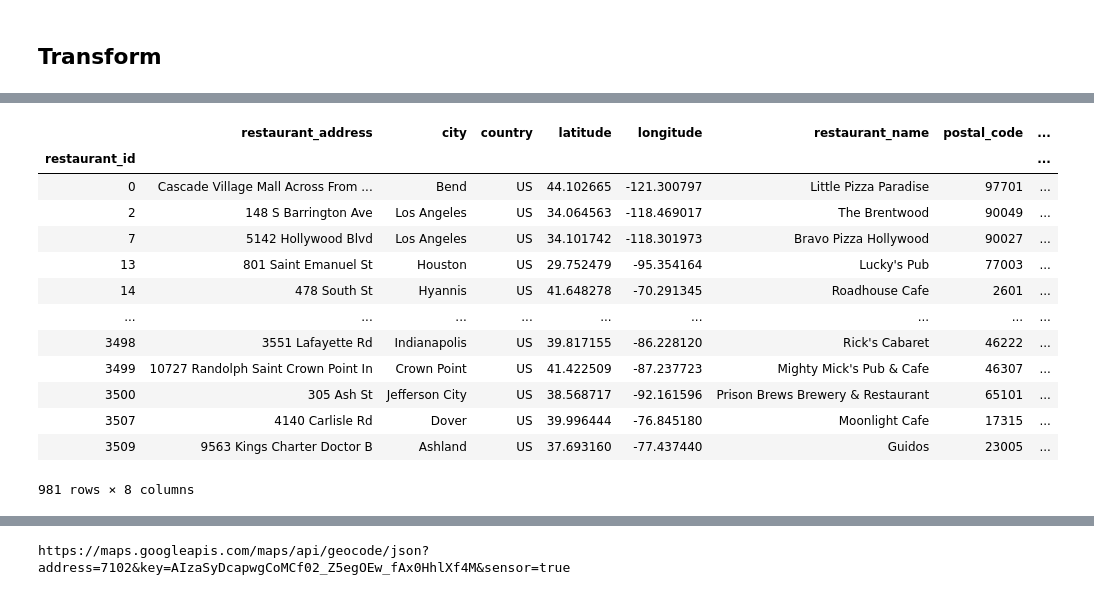
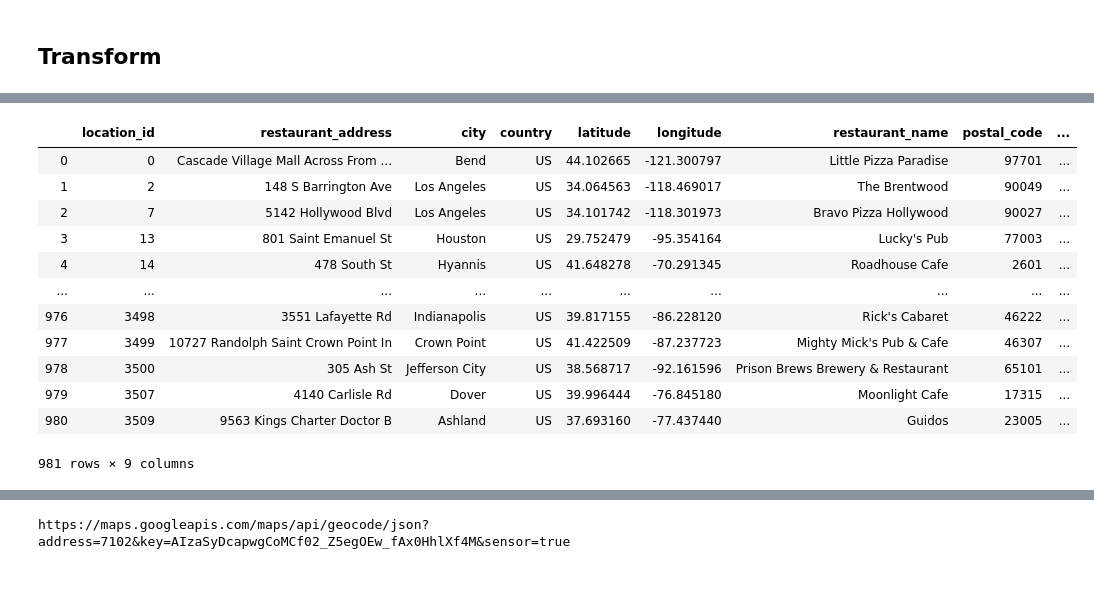
Before and after one commit to mshah016/etl-project, a Jupyter notebook: etl_meera.ipynb, the cells around one changed output, grey strips where cells are left out. Saved outputs shown, nothing was run; the diff lists cells and outputs as text; code cells hidden in the pictures.

Commit message:
changed foreign key and added location_id

```diff
--- a/etl_meera.ipynb
+++ b/etl_meera.ipynb
@@ -168,22 +204,23 @@ restaurant_chains_df.loc[restaurant_chains_df['restaurant_name'] == "Little Pizz
 # %%
 #location of each restaurant
 location_df = clean_restaurants_df[['restaurant_address', 'city', 'country', 'latitude', 'longitude', 'restaurant_name', 'postal_code', 'province']]
-location_df.index.name = 'restaurant_id'
+location_df.index.name = 'location_id'
+
 location_df = location_df.drop_duplicates()
 location_df = location_df.dropna()
+location_df.reset_index(inplace=True)
 location_df
 # %% [output]
-|  | restaurant_address | city | country | latitude | longitude | restaurant_name | postal_code | ... |
-| restaurant_id |  |  |  |  |  |  |  | ... |
-| 0 | Cascade Village Mall Across From ... | Bend | US | 44.102665 | -121.300797 | Little Pizza Paradise | 97701 | ... |
-| 2 | 148 S Barrington Ave | Los Angeles | US | 34.064563 | -118.469017 | The Brentwood | 90049 | ... |
-| 7 | 5142 Hollywood Blvd | Los Angeles | US | 34.101742 | -118.301973 | Bravo Pizza Hollywood | 90027 | ... |
-| 13 | 801 Saint Emanuel St | Houston | US | 29.752479 | -95.354164 | Lucky's Pub | 77003 | ... |
-| 14 | 478 South St | Hyannis | US | 41.648278 | -70.291345 | Roadhouse Cafe | 2601 | ... |
-| ... | ... | ... | ... | ... | ... | ... | ... | ... |
-| 3498 | 3551 Lafayette Rd | Indianapolis | US | 39.817155 | -86.228120 | Rick's Cabaret | 46222 | ... |
-| 3499 | 10727 Randolph Saint Crown Point In | Crown Point | US | 41.422509 | -87.237723 | Mighty Mick's Pub & Cafe | 46307 | ... |
-| 3500 | 305 Ash St | Jefferson City | US | 38.568717 | -92.161596 | Prison Brews Brewery & Restaurant | 65101 | ... |
-| 3507 | 4140 Carlisle Rd | Dover | US | 39.996444 | -76.845180 | Moonlight Cafe | 17315 | ... |
-| 3509 | 9563 Kings Charter Doctor B | Ashland | US | 37.693160 | -77.437440 | Guidos | 23005 | ... |
+|  | location_id | restaurant_address | city | country | latitude | longitude | restaurant_name | postal_code | ... |
+| 0 | 0 | Cascade Village Mall Across From ... | Bend | US | 44.102665 | -121.300797 | Little Pizza Paradise | 97701 | ... |
+| 1 | 2 | 148 S Barrington Ave | Los Angeles | US | 34.064563 | -118.469017 | The Brentwood | 90049 | ... |
+| 2 | 7 | 5142 Hollywood Blvd | Los Angeles | US | 34.101742 | -118.301973 | Bravo Pizza Hollywood | 90027 | ... |
+| 3 | 13 | 801 Saint Emanuel St | Houston | US | 29.752479 | -95.354164 | Lucky's Pub | 77003 | ... |
+| 4 | 14 | 478 South St | Hyannis | US | 41.648278 | -70.291345 | Roadhouse Cafe | 2601 | ... |
+| ... | ... | ... | ... | ... | ... | ... | ... | ... | ... |
+| 976 | 3498 | 3551 Lafayette Rd | Indianapolis | US | 39.817155 | -86.228120 | Rick's Cabaret | 46222 | ... |
+| 977 | 3499 | 10727 Randolph Saint Crown Point In | Crown Point | US | 41.422509 | -87.237723 | Mighty Mick's Pub & Cafe | 46307 | ... |
+| 978 | 3500 | 305 Ash St | Jefferson City | US | 38.568717 | -92.161596 | Prison Brews Brewery & Restaurant | 65101 | ... |
+| 979 | 3507 | 4140 Carlisle Rd | Dover | US | 39.996444 | -76.845180 | Moonlight Cafe | 17315 | ... |
+| 980 | 3509 | 9563 Kings Charter Doctor B | Ashland | US | 37.693160 | -77.437440 | Guidos | 23005 | ... |
-981 rows × 8 columns
+981 rows × 9 columns
```
Also changed, not shown: parts of 17 cells of this notebook, 1 other file.
